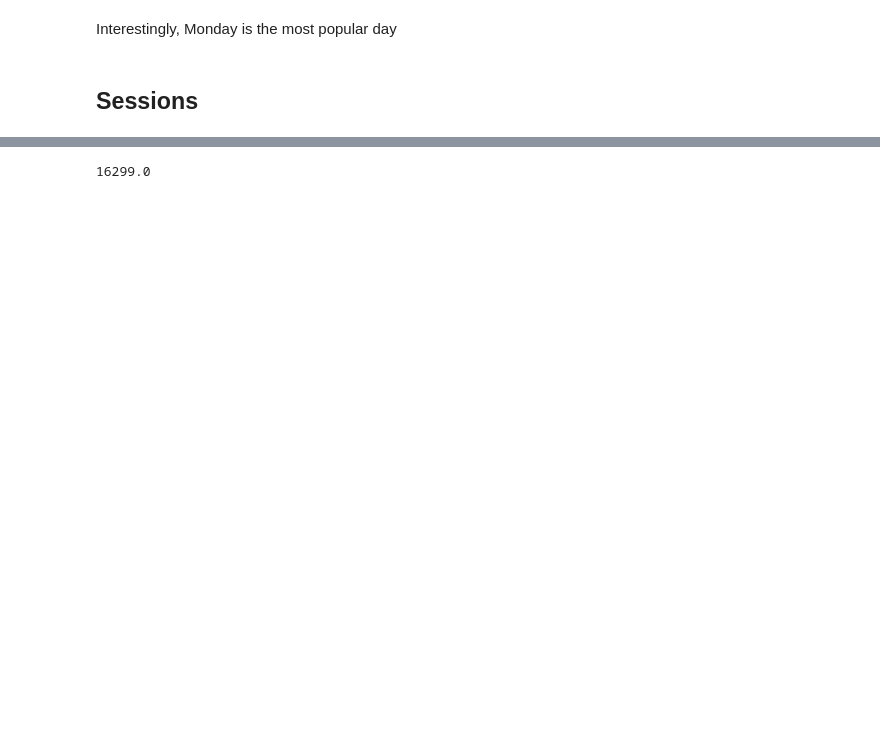
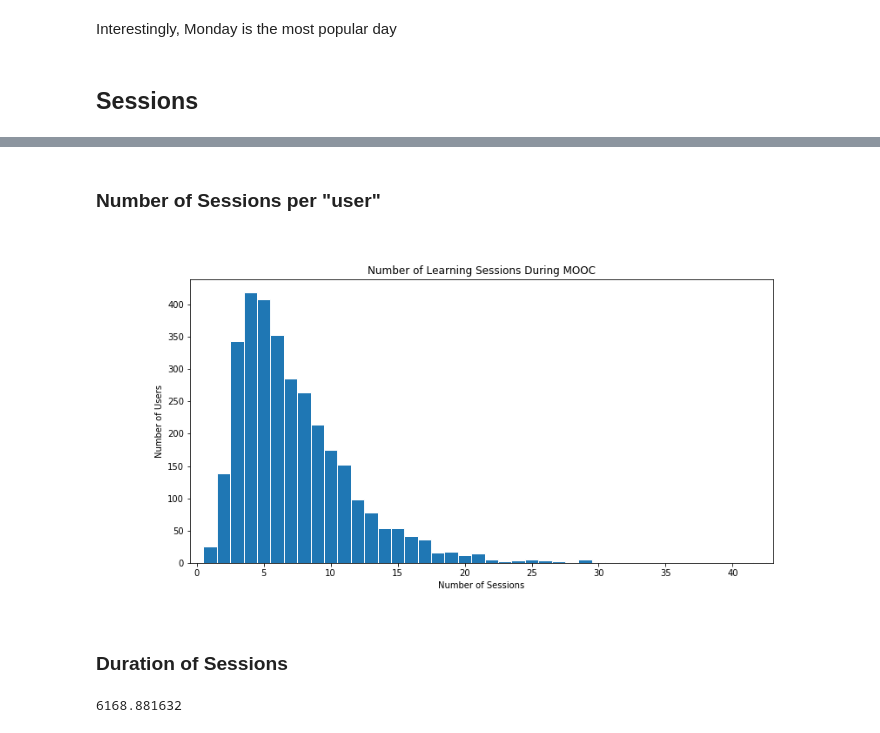
Before and after one commit to questionmarcus/haskellmooc_logfiles, a Jupyter notebook: FirstLook.ipynb, the cells around one changed output, grey strips where cells are left out. Drawn from its saved outputs; the diff is of its cells as text; code cells hidden in the pictures; blank space fills up the shorter version.

```diff
--- a/FirstLook.ipynb
+++ b/FirstLook.ipynb
@@ -220,4 +226,18 @@ datetime.datetime(2016, 9, 21, 15, 58, 33, 743377, tzinfo=datetime.timezone.utc)
-# %%
-(timestamps[0] - timestamps[-1]).total_seconds()
-# %% [output]
-16299.0
+# %% [markdown]
+### Number of Sessions per "user"
+# %%
+nSessions = []
+for user in userSessions:
+    nSessions.append(len(userSessions[user]))
+
+fig, ax = plt.subplots(figsize=(12,6))
+ax.hist(nSessions, bins=np.arange(1,max(nSessions)+1,1), edgecolor='white', align='left')
+ax.set_xlim(-0.5,max(nSessions))
+ax.set_title("Number of Learning Sessions During MOOC")
+ax.set_xlabel("Number of Sessions")
+ax.set_ylabel("Number of Users")
+plt.savefig("figures/nSessionsDistribution.svg", transparent=True)
+# %% [output]
+[figure, added]
+# %% [markdown]
+### Duration of Sessions
@@ -223,0 +249,4 @@ datetime.datetime(2016, 9, 21, 15, 58, 33, 743377, tzinfo=datetime.timezone.utc)
+# %%
+max(sessLen)
+# %% [output]
+6168.881632
```
Also changed, not shown: parts of 16 cells of this notebook, 8 other files.
